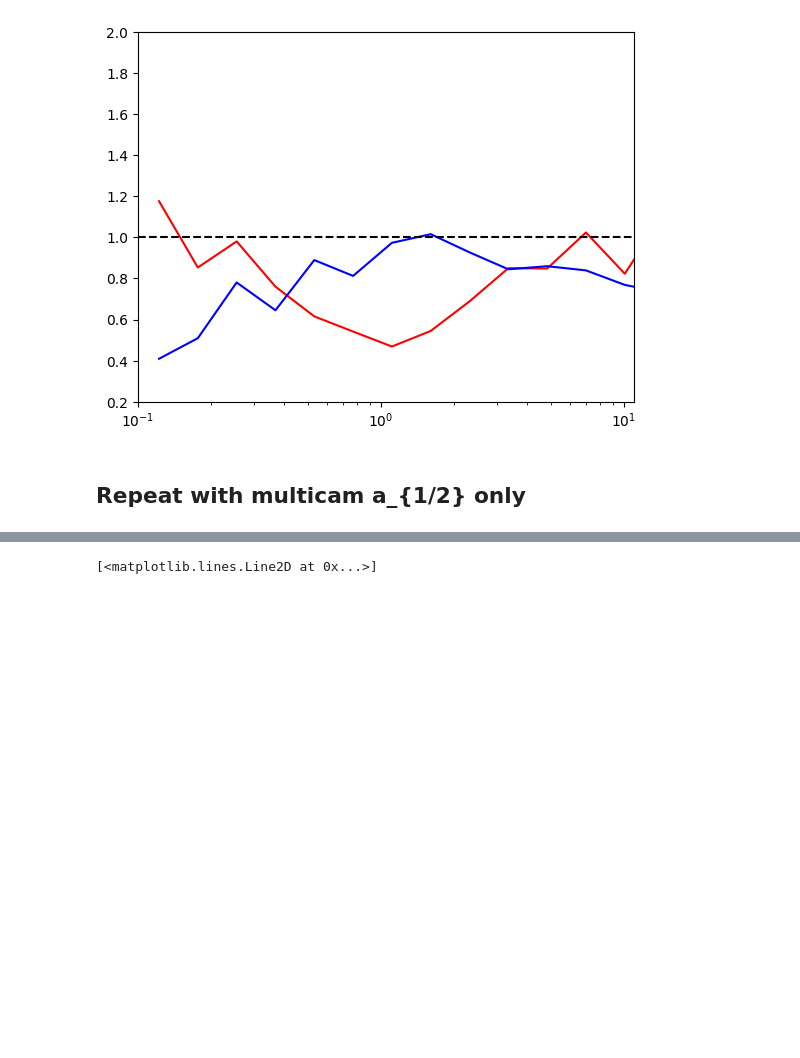
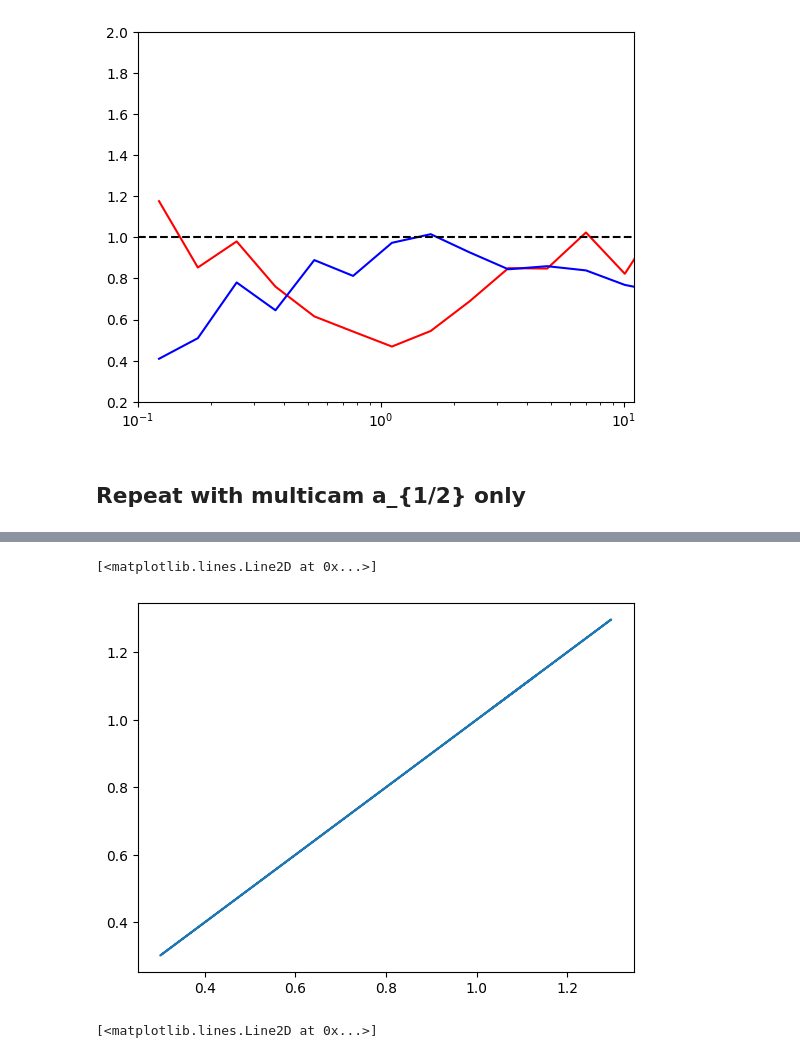
Before and after one commit to ismael-mendoza/multicam-tng-mah, a Jupyter notebook: notebooks/current/2026-03-03-multicam-clustering-a12-only.ipynb, the cells around one changed output, grey strips where cells are left out. Drawn from its saved outputs; the diff is of its cells as text; code cells hidden in the pictures; blank space fills up the shorter version.

```diff
--- a/notebooks/current/2026-03-03-multicam-clustering-a12-only.ipynb
+++ b/notebooks/current/2026-03-03-multicam-clustering-a12-only.ipynb
@@ -192,6 +192,11 @@ multicam_color_pred.shape
 # %%
 multicam_red_pred = hydro_mstar_pred[multicam_color_pred > COLOR_CUT]
 multicam_blue_pred = hydro_mstar_pred[multicam_color_pred <= COLOR_CUT]
+# %%
+plt.plot(multicam_color_pred, color_cam_pred)
+# %% [output]
+[<matplotlib.lines.Line2D at 0x...>]
+[figure, added]
 # %%
 xyz_red = return_xyz_formatted_array(
     multicam_red_pred["x"].data,
```
Also changed, not shown: parts of 7 cells of this notebook.
